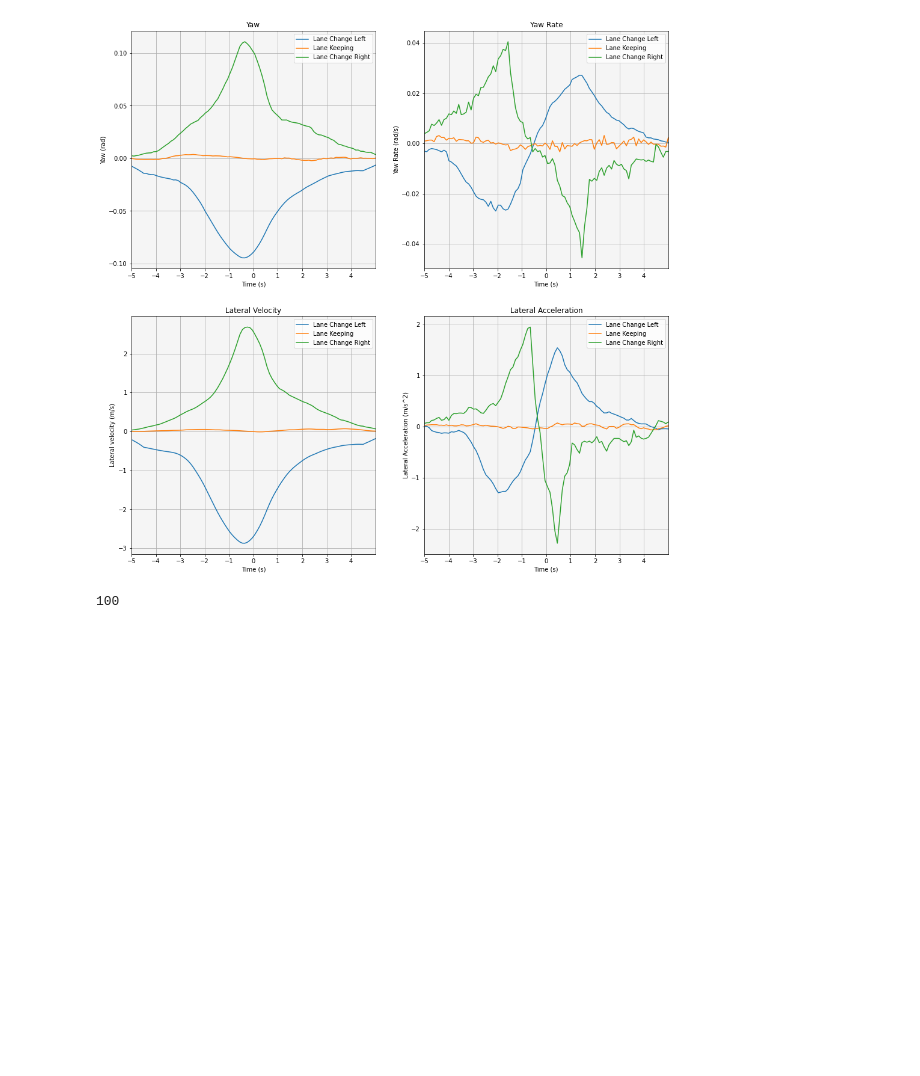
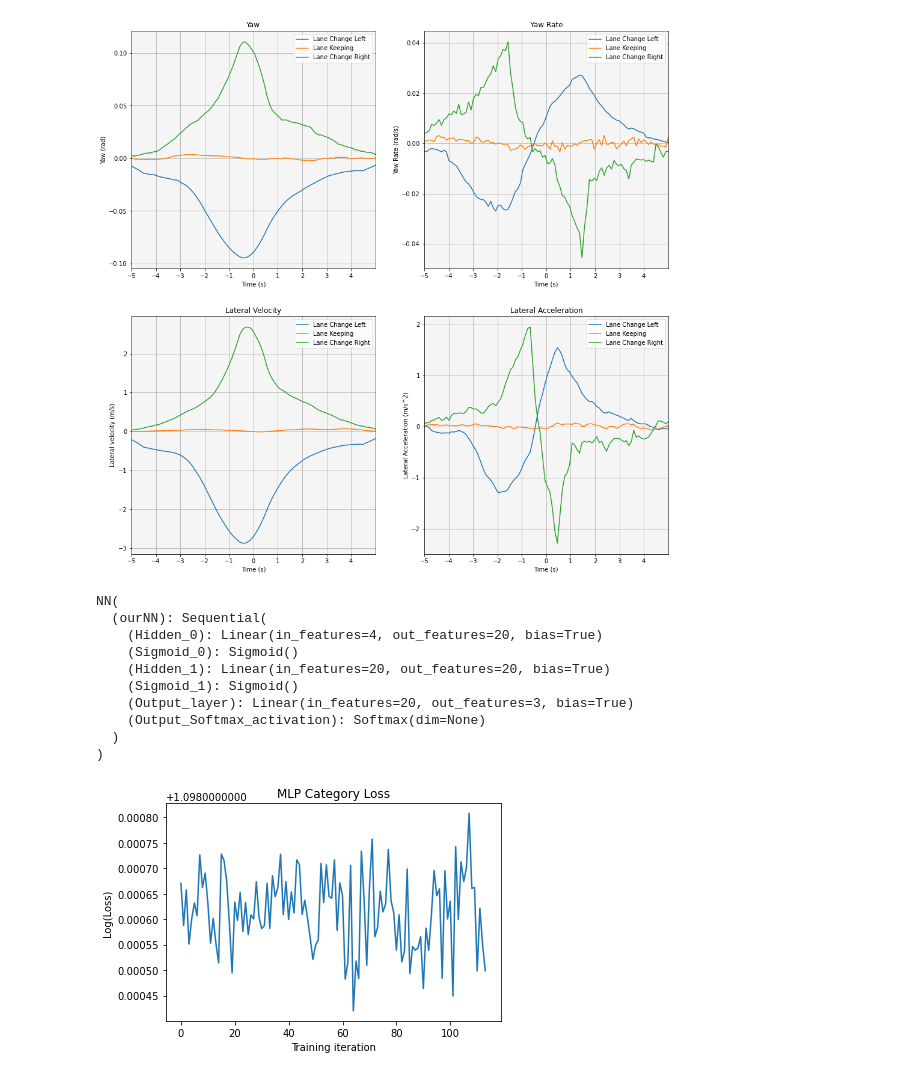
Before and after one commit to ECE228SharedDesktop/NGSIM_predict, a Jupyter notebook: NGSIM_Testing.ipynb, the cells around one changed output. Drawn from its saved outputs; the diff is of its cells as text; code cells hidden in the pictures; blank space fills up the shorter version.

```diff
--- a/NGSIM_Testing.ipynb
+++ b/NGSIM_Testing.ipynb
@@ -342,5 +342,41 @@ ax4.set_facecolor('whitesmoke')
 # %% [output]
 [figure]
 # %%
+"""Training MLP to predict maneuver class
+"""
+
+data_filename = "labeled_data"
+with open(data_filename, "rb") as fp:
+    data_with_labels = pickle.load(fp)
+    x_all_batches = data_with_labels[0]
+    y_all_batches = data_with_labels[1]
+
+batch_size = 1
+num_epochs = 10
+trained_model, loss= MLP_model.train_on_data(x_all_batches=x_all_batches,
+                                             y_all_batches=y_all_batches,
+                                             num_iterations=900,
+                                             n_layers=2,
+                                             size=20,
+                                             batch_size = 10,
+                                             num_epochs = num_epochs,
+                                             device="cuda")
+# def predict_maneuver_class():
+plt.figure()
+plt.plot(loss)
+plt.title("MLP Category Loss")
+plt.ylabel("Log(Loss)")
+plt.xlabel("Training iteration")
+plt.show()
 # %% [output]
-100
+NN(
+  (ourNN): Sequential(
+    (Hidden_0): Linear(in_features=4, out_features=20, bias=True)
+    (Sigmoid_0): Sigmoid()
+    (Hidden_1): Linear(in_features=20, out_features=20, bias=True)
+    (Sigmoid_1): Sigmoid()
+    (Output_layer): Linear(in_features=20, out_features=3, bias=True)
+    (Output_Softmax_activation): Softmax(dim=None)
+  )
+)
+[figure, added]
```
